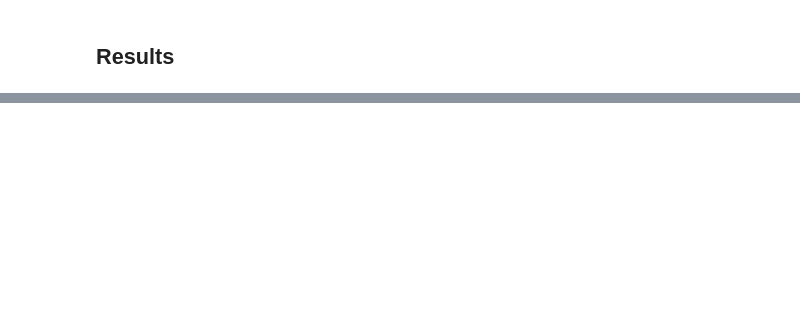
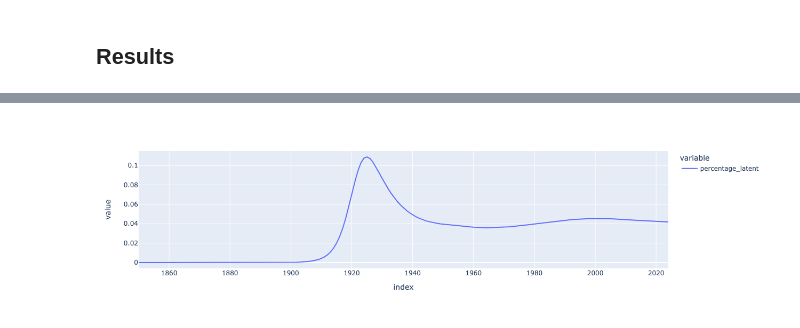
Before and after one commit to monash-emu/incubator2024, a Jupyter notebook: notebooks/indonesia_tb.ipynb, the cells around one changed output, grey strips where cells are left out. Saved outputs shown, nothing was run; the diff lists cells and outputs as text; code cells hidden in the pictures; blank space fills up the shorter version.

```diff
--- a/notebooks/indonesia_tb.ipynb
+++ b/notebooks/indonesia_tb.ipynb
@@ -47,6 +68,7 @@ Markdown(fixed_param_table.to_markdown())
 # %% [markdown]
 ## Results
 # %%
-fig = model.get_derived_outputs_df()[[f"comp_size_{c}" for c in compartments]].plot.area()
+outs = model.get_derived_outputs_df()
+fig = outs[[f"comp_size_{c}" for c in compartments]].plot.area()
 set_plot_label(fig, indicator_names, "Compartment size")
 display_plot(fig, "comp_size", "svg")
@@ -56,0 +83,3 @@ display_plot(fig, "notification", "svg")
+# %%
+outs["percentage_latent"].plot()
+# %% [output]
@@ -57 +87,2 @@ display_plot(fig, "notification", "svg")
+[figure, added]
 # %%
```
Also changed, not shown: parts of 6 cells of this notebook, 2 other files.
